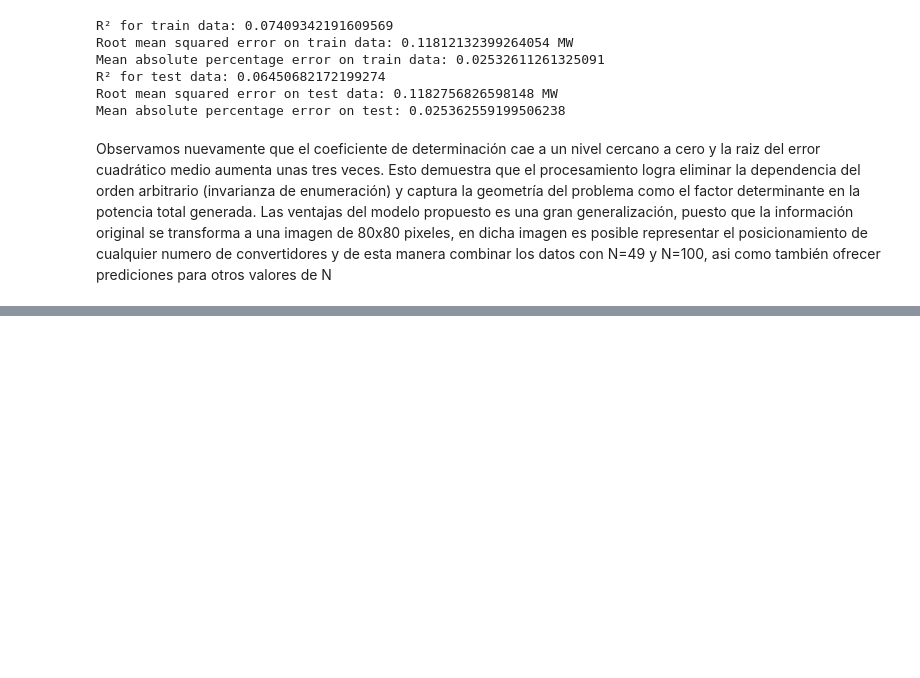
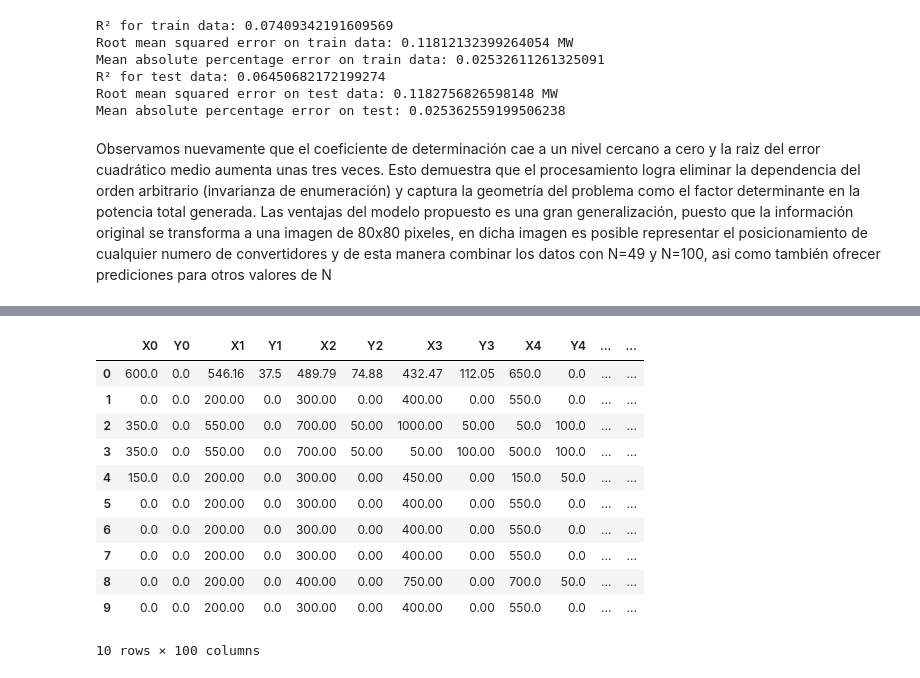
Before and after one commit to afflorezc/proyecto_modelos_2, a Jupyter notebook: Procesamiento_Grid.ipynb, the cells around one changed output, grey strips where cells are left out. Cells and saved outputs as stored; diff of their text form; code cells hidden in the pictures; blank space fills up the shorter version.

```diff
--- a/Procesamiento_Grid.ipynb
+++ b/Procesamiento_Grid.ipynb
@@ -830,0 +1018,22 @@ Observamos nuevamente que el coeficiente de determinación cae a un nivel cercan
+# %%
+header = []
+for i in range(50):
+    header.append(f"X{i}")
+    header.append(f"Y{i}")
+
+exported_data = pd.read_csv("10_config_perth_49.csv", sep=",", names=header)
+# %%
+exported_data
+# %% [output]
+|  | X0 | Y0 | X1 | Y1 | X2 | Y2 | X3 | Y3 | X4 | Y4 | ... | ... |
+| 0 | 600.0 | 0.0 | 546.16 | 37.5 | 489.79 | 74.88 | 432.47 | 112.05 | 650.0 | 0.0 | ... | ... |
+| 1 | 0.0 | 0.0 | 200.00 | 0.0 | 300.00 | 0.00 | 400.00 | 0.00 | 550.0 | 0.0 | ... | ... |
+| 2 | 350.0 | 0.0 | 550.00 | 0.0 | 700.00 | 50.00 | 1000.00 | 50.00 | 50.0 | 100.0 | ... | ... |
+| 3 | 350.0 | 0.0 | 550.00 | 0.0 | 700.00 | 50.00 | 50.00 | 100.00 | 500.0 | 100.0 | ... | ... |
+| 4 | 150.0 | 0.0 | 200.00 | 0.0 | 300.00 | 0.00 | 450.00 | 0.00 | 150.0 | 50.0 | ... | ... |
+| 5 | 0.0 | 0.0 | 200.00 | 0.0 | 300.00 | 0.00 | 400.00 | 0.00 | 550.0 | 0.0 | ... | ... |
+| 6 | 0.0 | 0.0 | 200.00 | 0.0 | 300.00 | 0.00 | 400.00 | 0.00 | 550.0 | 0.0 | ... | ... |
+| 7 | 0.0 | 0.0 | 200.00 | 0.0 | 300.00 | 0.00 | 400.00 | 0.00 | 550.0 | 0.0 | ... | ... |
+| 8 | 0.0 | 0.0 | 200.00 | 0.0 | 400.00 | 0.00 | 750.00 | 0.00 | 700.0 | 50.0 | ... | ... |
+| 9 | 0.0 | 0.0 | 200.00 | 0.0 | 300.00 | 0.00 | 400.00 | 0.00 | 550.0 | 0.0 | ... | ... |
+10 rows × 100 columns
```
Also changed, not shown: parts of 29 cells of this notebook, 2 other files.
